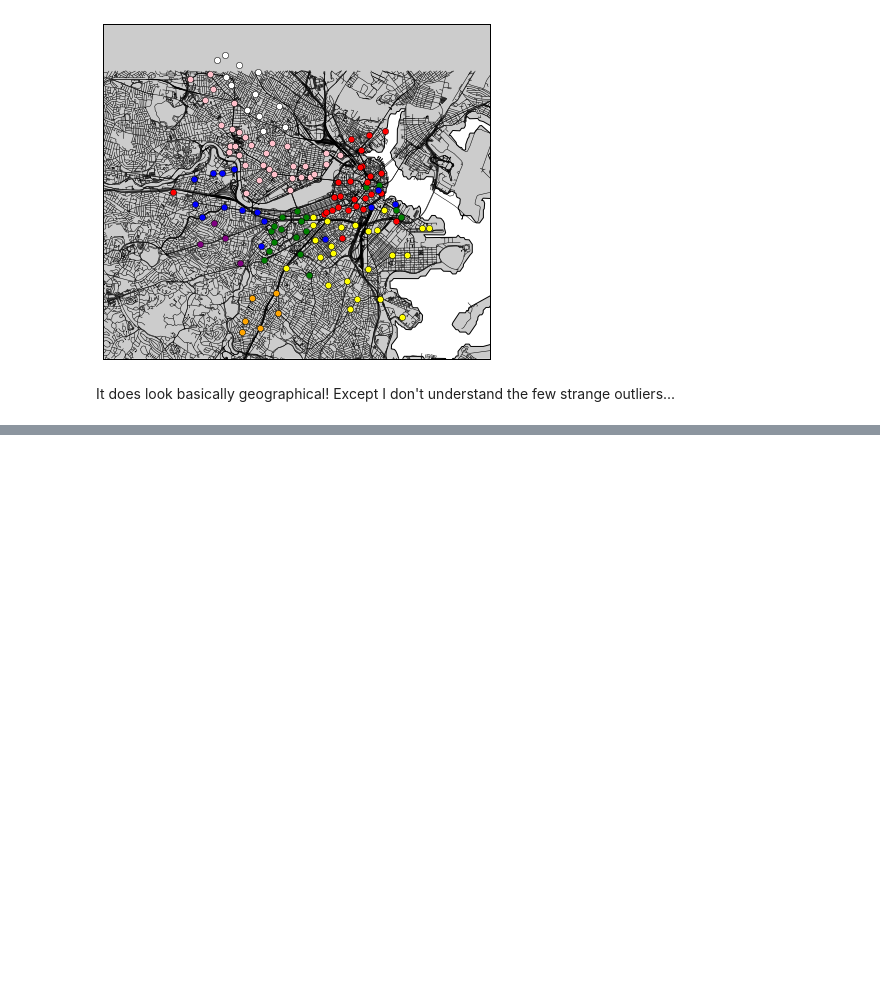
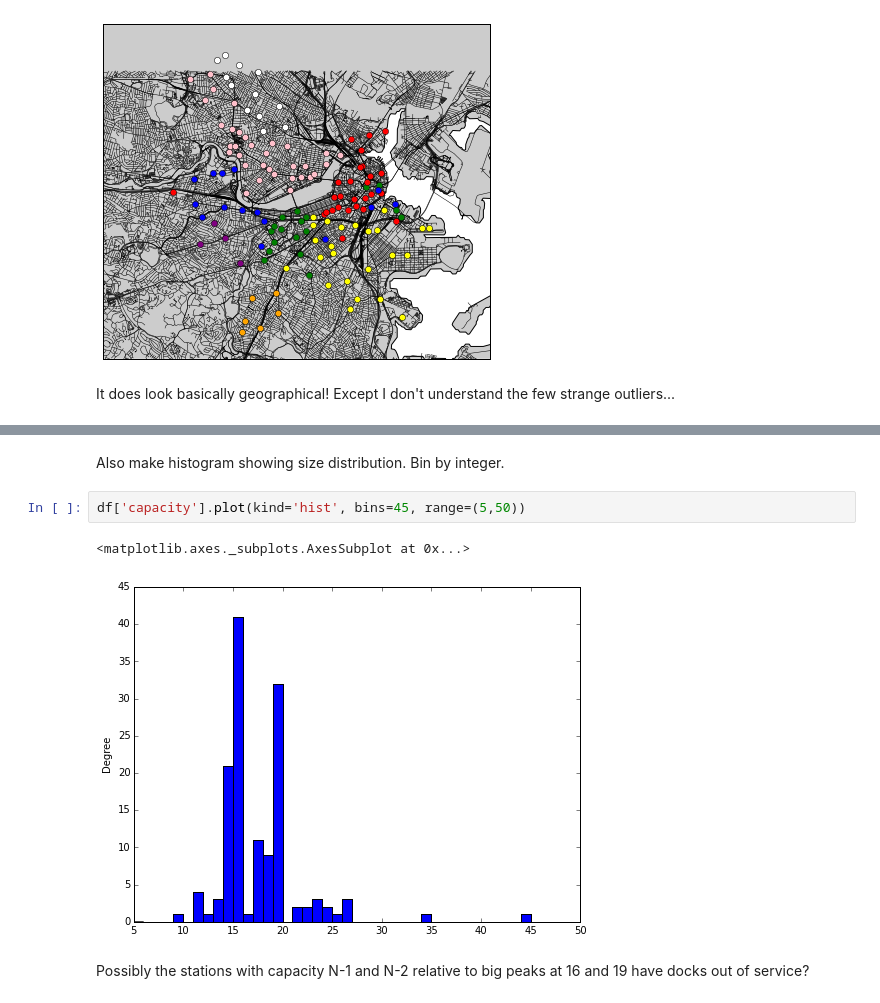
Before and after one commit to awbirdsall/hubway-explore, a Jupyter notebook: hubway_plotstations.ipynb, the cells around one changed output, grey strips where cells are left out. Drawn from its saved outputs; the diff is of its cells as text; blank space fills up the shorter version.

```diff
--- a/hubway_plotstations.ipynb
+++ b/hubway_plotstations.ipynb
@@ -93,0 +128,9 @@ It does look basically geographical! Except I don't understand the few strange o
+# %% [markdown]
+Also make histogram showing size distribution. Bin by integer.
+# %%
+df['capacity'].plot(kind='hist', bins=45, range=(5,50))
+# %% [output]
+<matplotlib.axes._subplots.AxesSubplot at 0x...>
+[figure, added]
+# %% [markdown]
+Possibly the stations with capacity N-1 and N-2 relative to big peaks at 16 and 19 have docks out of service?
```
Also changed, not shown: parts of 8 cells of this notebook.
